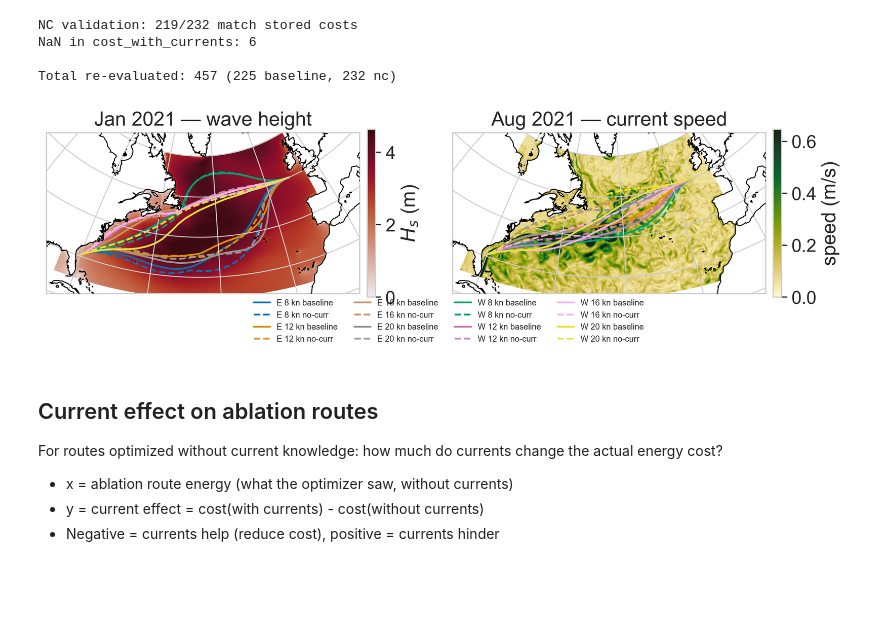
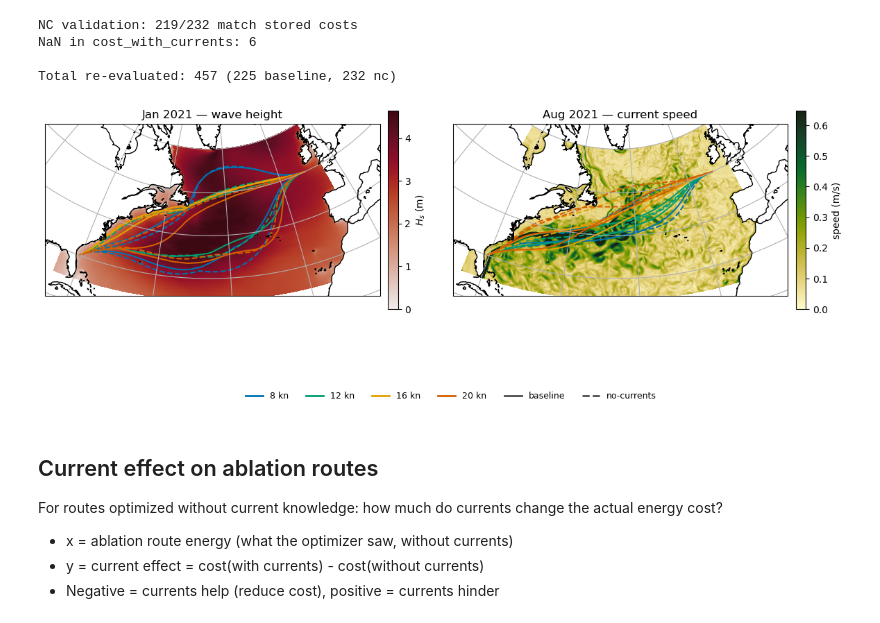
Before and after one commit to willirath/ship_routing, a Jupyter notebook: experiments/cost_001/notebooks/040_ablation_no_currents.ipynb, the cells around one changed output. Cells and saved outputs as stored; diff of their text form; code cells hidden in the pictures; blank space fills up the shorter version.

```diff
--- a/experiments/cost_001/notebooks/040_ablation_no_currents.ipynb
+++ b/experiments/cost_001/notebooks/040_ablation_no_currents.ipynb
@@ -9,7 +9,6 @@ from pathlib import Path
 import numpy as np
 import pandas as pd
 import matplotlib.pyplot as plt
-import seaborn as sns
 import cartopy.crs as ccrs
 import cartopy.feature as cfeature
 import cmocean
@@ -21,13 +20,13 @@ from load_results import (
     filter_kinked_routes,
     get_journey_params_df,
     get_elite_df,
+    SPEED_COLORS,
 )
 from ship_routing.core.data import load_currents, load_waves, load_winds
 from ship_routing.core.hashable_dataset import make_hashable
 from ship_routing.core.routes import Route, WayPoint
 from ship_routing.core.config import SHIP_DEFAULT, PHYSICS_DEFAULT
 
-sns.set_theme(style="whitegrid", context="paper", font_scale=1.75)
 warnings.filterwarnings("ignore")
 
 FIG_DIR = Path("../figures")
@@ -279,21 +278,24 @@ Total re-evaluated: 457 (225 baseline, 232 nc)
 proj = ccrs.Stereographic(central_latitude=40.0, central_longitude=-45.75)
 transform = ccrs.PlateCarree()
 
-cb_palette = sns.color_palette("colorblind")
+from matplotlib.lines import Line2D
+
+
+def _speed_of(key):  # "E 16kn" -> 16.0
+    return float(key.split()[1].replace("kn", ""))
+
+
+# Colour encodes speed (shared SPEED_COLORS); line style encodes baseline vs
+# no-currents. Direction (E/W) is read from the route geometry on the map.
 ROUTE_STYLES = {
-    "E 8kn":  {"color": cb_palette[0], "label": "E 8 kn"},
-    "E 12kn": {"color": cb_palette[1], "label": "E 12 kn"},
-    "E 16kn": {"color": cb_palette[5], "label": "E 16 kn"},
-    "E 20kn": {"color": cb_palette[7], "label": "E 20 kn"},
-    "W 8kn":  {"color": cb_palette[2], "label": "W 8 kn"},
-    "W 12kn": {"color": cb_palette[4], "label": "W 12 kn"},
-    "W 16kn": {"color": cb_palette[6], "label": "W 16 kn"},
-    "W 20kn": {"color": cb_palette[8], "label": "W 20 kn"},
+    k: {"color": SPEED_COLORS[_speed_of(k)], "label": k.replace("kn", " kn")}
+    for k in ["E 8kn", "E 12kn", "E 16kn", "E 20kn",
+              "W 8kn", "W 12kn", "W 16kn", "W 20kn"]
 }
 
 MONTHS = [
-    {"month": 1, "title": "Jan 2021 \u2014 wave height", "prefix": "Jan"},
-    {"month": 8, "title": "Aug 2021 \u2014 current speed", "prefix": "Aug"},
+    {"month": 1, "title": "Jan 2021 — wave height", "prefix": "Jan"},
+    {"month": 8, "title": "Aug 2021 — current speed", "prefix": "Aug"},
 ]
 
 # Time-mean fields
@@ -304,8 +306,7 @@ curr_speed_aug = np.sqrt(ds_curr_aug.uo**2 + ds_curr_aug.vo**2).mean("time")
 wave_vmax = float(waves_jan.quantile(0.98))
 curr_vmax = float(curr_speed_aug.quantile(0.98))
 
-fig, axes = plt.subplots(1, 2, subplot_kw={"projection": proj}, figsize=(10, 4))
-fig.set_dpi(300)
+fig, axes = plt.subplots(1, 2, subplot_kw={"projection": proj}, figsize=(12, 5.5))
 
 for ax, minfo in zip(axes, MONTHS):
     if minfo["month"] == 1:
@@ -320,41 +321,49 @@ for ax, minfo in zip(axes, MONTHS):
             cmap=cmocean.cm.speed, rasterized=True, add_colorbar=False,
         )
         fig.colorbar(im, ax=ax, shrink=0.6, pad=0.02, label="speed (m/s)")
 
     for style_key, style in ROUTE_STYLES.items():
         label = f"{minfo['prefix']} {style_key}"
         r = map_routes.get(label)
         if r is None:
             continue
         ax.plot(
             r["baseline"]["lons"], r["baseline"]["lats"],
             transform=transform, color=style["color"], lw=1.5,
-            label=f"{style['label']} baseline",
         )
         nc = r.get("no_currents")
         if nc:
             ax.plot(
                 nc["lons"], nc["lats"],
                 transform=transform, color=style["color"], lw=1.5, ls="--",
-                label=f"{style['label']} no-curr",
             )
 
     ax.add_feature(cfeature.LAND, facecolor="white", zorder=2)
     ax.coastlines(zorder=3)
     ax.gridlines(draw_labels=False)
     ax.set_extent([-85, -5, 20, 60])
     ax.set_title(minfo["title"])
 
-# Legend at bottom, close to panels
-handles, labels = axes[1].get_legend_handles_labels()
-fig.legend(handles, labels, loc="lower center", ncol=4, frameon=False, fontsize=7,
-           bbox_to_anchor=(0.5, 0.12))
+# Compact legend: speed colour key + baseline/no-currents line-style key
+speed_handles = [
+    Line2D([0], [0], color=SPEED_COLORS[s], lw=2, label=f"{int(s)} kn")
+    for s in (8, 12, 16, 20)
+]
+style_handles = [
+    Line2D([0], [0], color="0.3", lw=2, ls="-", label="baseline"),
+    Line2D([0], [0], color="0.3", lw=2, ls="--", label="no-currents"),
+]
+fig.legend(
+    handles=speed_handles + style_handles, loc="lower center", ncol=6,
+    frameon=False, fontsize=9, bbox_to_anchor=(0.5, 0.02),
+)
 
-fig.tight_layout(rect=[0, 0.05, 1, 1])
+fig.tight_layout(rect=[0, 0.08, 1, 1])
 fig.savefig(FIG_DIR / "040_route_comparison.pdf", bbox_inches="tight", dpi=150)
+fig.savefig(FIG_DIR / "040_route_comparison.png", bbox_inches="tight", dpi=150)
 plt.show()
 # %% [output]
-[figure, old version]
+[figure, new version]
 # %% [markdown]
 ## Current effect on ablation routes
 
```
Also changed, not shown: parts of 4 cells of this notebook, 32 other files.
